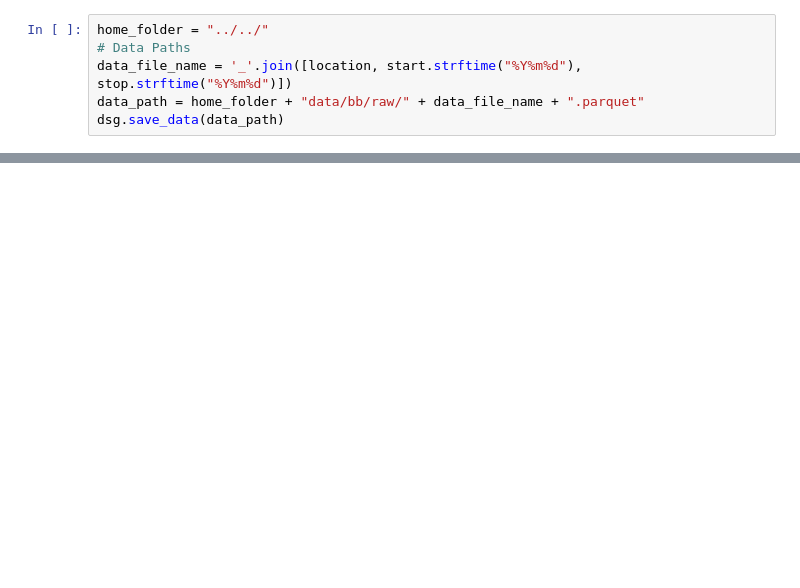
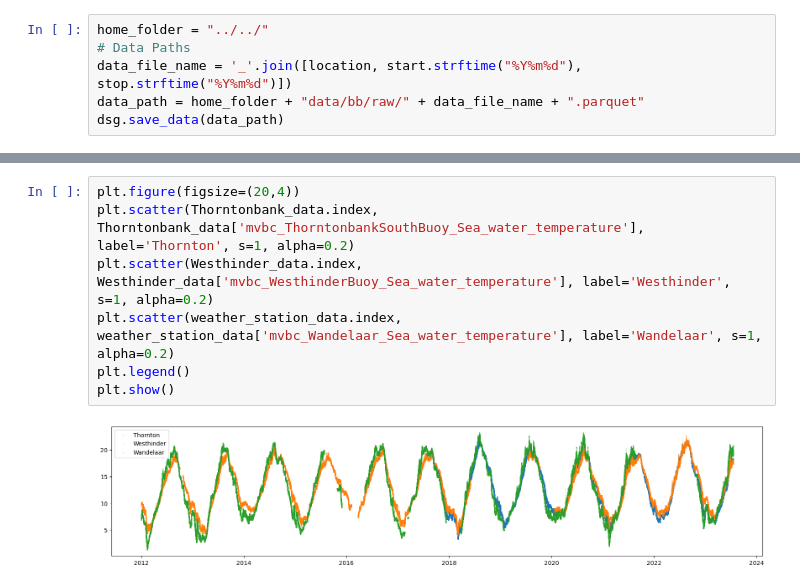
Before and after one commit to WEILMAX/oma_tracking, a Jupyter notebook: notebooks/Belwind/data.ipynb, the cells around one changed output, grey strips where cells are left out. Saved outputs shown, nothing was run; the diff lists cells and outputs as text; blank space fills up the shorter version.

```diff
--- a/notebooks/Belwind/data.ipynb
+++ b/notebooks/Belwind/data.ipynb
@@ -60,0 +203,9 @@ FA1 = get_frequencies(dsg.data, 'FA1')
+# %%
+plt.figure(figsize=(20,4))
+plt.scatter(Thorntonbank_data.index, Thorntonbank_data['mvbc_ThorntonbankSouthBuoy_Sea_water_temperature'], label='Thornton', s=1, alpha=0.2)
+plt.scatter(Westhinder_data.index, Westhinder_data['mvbc_WesthinderBuoy_Sea_water_temperature'], label='Westhinder', s=1, alpha=0.2)
+plt.scatter(weather_station_data.index, weather_station_data['mvbc_Wandelaar_Sea_water_temperature'], label='Wandelaar', s=1, alpha=0.2)
+plt.legend()
+plt.show()
+# %% [output]
+[figure, added]
```
Also changed, not shown: parts of 24 cells of this notebook, 2 other files.
